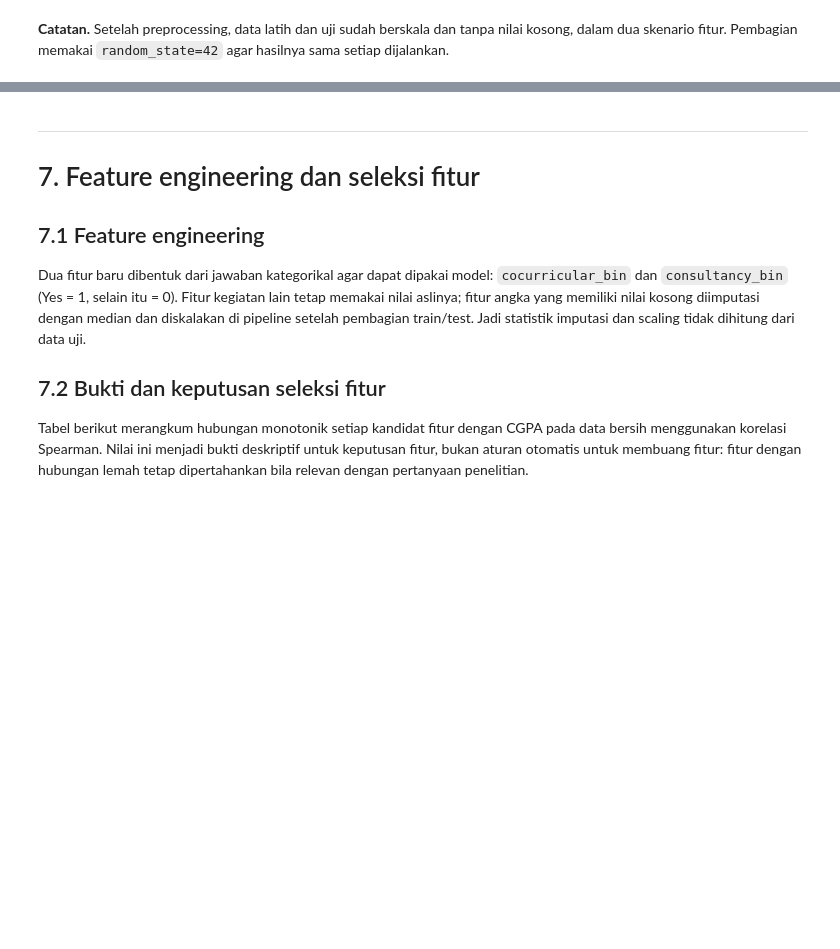
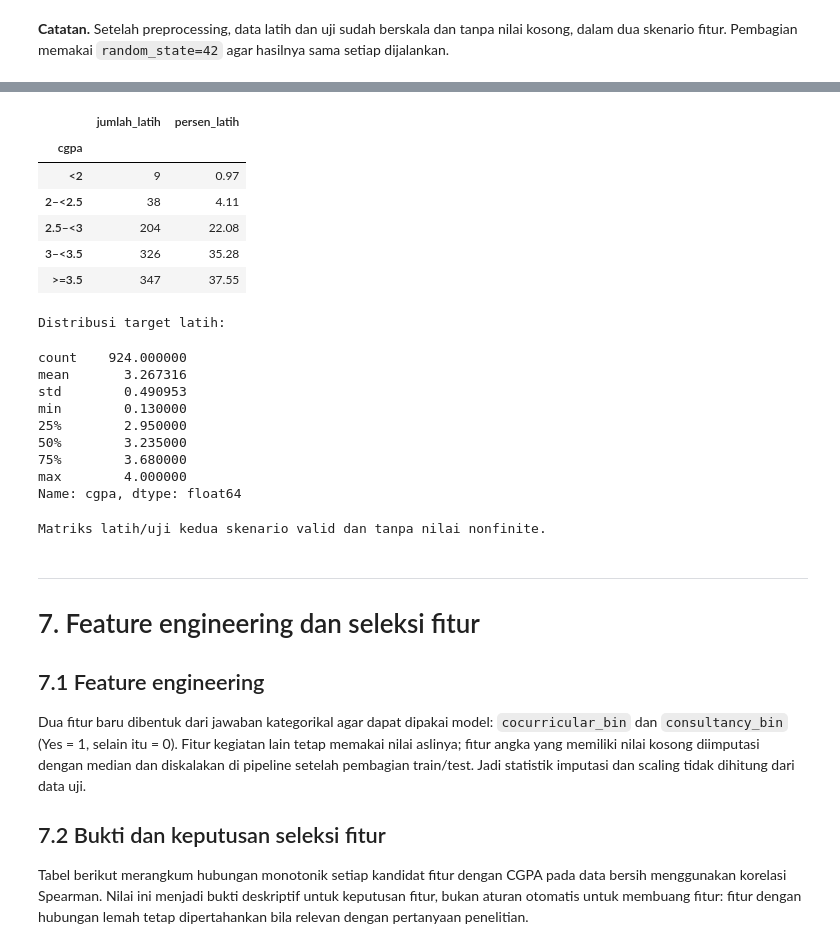
Before and after one commit to restufrmnsyh/ProjectAkhirDataScience, a Jupyter notebook: Project_DataScience.ipynb, the cells around one changed output, grey strips where cells are left out. Drawn from its saved outputs; the diff is of its cells as text; code cells hidden in the pictures; blank space fills up the shorter version.

```diff
--- a/Project_DataScience.ipynb
+++ b/Project_DataScience.ipynb
@@ -488,3 +619,34 @@ Tersimpan: data/data_bersih.csv, (1155, 34)
+# %%
+for col in ['cocurricular', 'consultancy']:
+    assert bersih[col].isin(['Yes', 'No']).all(), f'Label tidak dikenal pada {col}'
+ringkasan_target = pd.cut(y_latih, bins=[-np.inf, 2, 2.5, 3, 3.5, np.inf],
+    labels=['<2', '2–<2.5', '2.5–<3', '3–<3.5', '>=3.5'], right=False).value_counts(sort=False)
+display(pd.DataFrame({'jumlah_latih': ringkasan_target,
+    'persen_latih': (100*ringkasan_target/len(y_latih)).round(2)}))
+print('Distribusi target latih:'); display(y_latih.describe())
+for nama, (a, b) in hasil_pre.items():
+    assert np.isfinite(a).all() and np.isfinite(b).all()
+    assert len(a) == len(y_latih) and len(b) == len(y_uji)
+print('Matriks latih/uji kedua skenario valid dan tanpa nilai nonfinite.')
+# %% [output]
+|  | jumlah_latih | persen_latih |
+| cgpa |  |  |
+| <2 | 9 | 0.97 |
+| 2–<2.5 | 38 | 4.11 |
+| 2.5–<3 | 204 | 22.08 |
+| 3–<3.5 | 326 | 35.28 |
+| >=3.5 | 347 | 37.55 |
+Distribusi target latih:
+count    924.000000
+mean       3.267316
+std        0.490953
+min        0.130000
+25%        2.950000
+50%        3.235000
+75%        3.680000
+max        4.000000
+Name: cgpa, dtype: float64
+Matriks latih/uji kedua skenario valid dan tanpa nilai nonfinite.
 # %% [markdown]
 ---
 # 7. Feature engineering dan seleksi fitur
```
Also changed, not shown: parts of 10 cells of this notebook, 1 other file.
